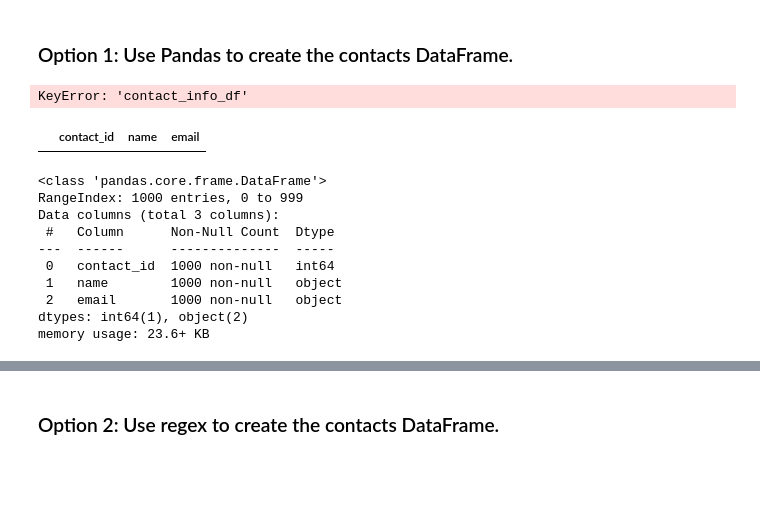
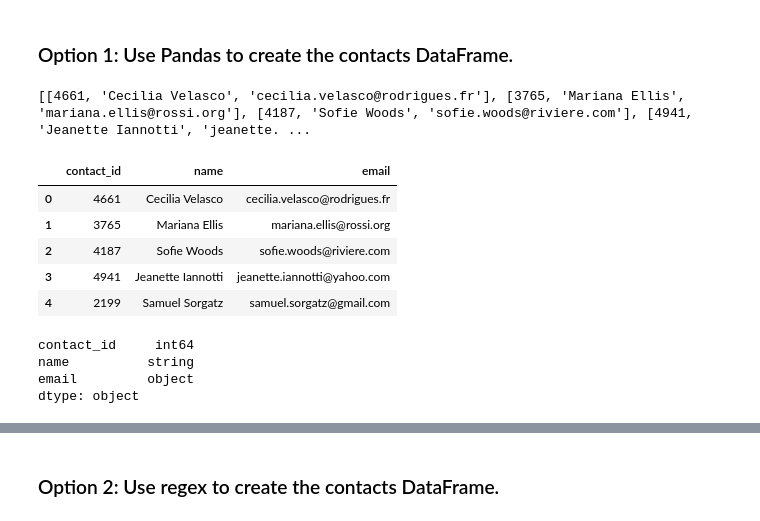
Before and after one commit to cuteoo2/Crowdfunding_ETL, a Jupyter notebook: ETL_Mini_Project_Starter_Code_DBarqawi_RKracaw_OSodipe.ipynb.ipynb, the cells around one changed output, grey strips where cells are left out. Saved outputs shown, nothing was run; the diff lists cells and outputs as text; code cells hidden in the pictures; blank space fills up the shorter version.

```diff
--- a/ETL_Mini_Project_Starter_Code_DBarqawi_RKracaw_OSodipe.ipynb.ipynb
+++ b/ETL_Mini_Project_Starter_Code_DBarqawi_RKracaw_OSodipe.ipynb.ipynb
@@ -352,39 +352,48 @@ Then export the DataFrame as a `contacts.csv` CSV file.
 # %%
 # Iterate through the contact_info_df and convert each row to a dictionary.
 import json
+contacts_rows = contact_info_df.values.tolist()
+dicts_list = []
 dict_values = []
+for row in contacts_rows[1:]:
+    result = json.loads(row[0])
+    dicts_list.append(result)
 
-for i, row in contact_info_df.iterrows():
-    data = json.loads(row['contact_info_df'])
-
-    #Iterate through each row and get the values with list comprehension
-    row_values = [v for k,v in data.items()]
-    dict_values.append(row_values)
+for dict in dicts_list:
+    result_list = []
+    result_list.append(dict['contact_id'])
+    result_list.append(dict['name'])
+    result_list.append(dict['email'])
+    dict_values.append(result_list)
 
 # Print out the list of values for each row.
 print(dict_values)
 # %% [output]
-KeyError: 'contact_info_df'
+[[4661, 'Cecilia Velasco', 'cecilia.velasco@rodrigues.fr'], [3765, 'Mariana Ellis', 'mariana.ellis@rossi.org'], [4187, 'Sofie Woods', 'sofie.woods@riviere.com'], [4941, 'Jeanette Iannotti', 'jeanette. ...
 # %%
 # Create a contact_info DataFrame and add each list of values, i.e., each row
 # to the 'contact_id', 'name', 'email' columns.
-contact_info = pd.DataFrame(dict_values,columns=['contact_id', 'name', 'email'])
+df = pd.DataFrame(
+    dict_values,
+    columns = ['contact_id', 'name', 'email']
+)
 
-contact_info.head()
+df.head()
 # %% [output]
 |  | contact_id | name | email |
+| 0 | 4661 | Cecilia Velasco | cecilia.velasco@rodrigues.fr |
+| 1 | 3765 | Mariana Ellis | mariana.ellis@rossi.org |
+| 2 | 4187 | Sofie Woods | sofie.woods@riviere.com |
+| 3 | 4941 | Jeanette Iannotti | jeanette.iannotti@yahoo.com |
+| 4 | 2199 | Samuel Sorgatz | samuel.sorgatz@gmail.com |
 # %%
 # Check the datatypes.
+df = df.astype({'name':'string'})
+df.dtypes
 # %% [output]
-<class 'pandas.core.frame.DataFrame'>
-RangeIndex: 1000 entries, 0 to 999
-Data columns (total 3 columns):
- #   Column      Non-Null Count  Dtype
----  ------      --------------  -----
- 0   contact_id  1000 non-null   int64
- 1   name        1000 non-null   object
- 2   email       1000 non-null   object
-dtypes: int64(1), object(2)
-memory usage: 23.6+ KB
+contact_id     int64
+name          string
+email         object
+dtype: object
 # %%
 # Create a "first"name" and "last_name" column with the first and last names from the "name" column.
```
Also changed, not shown: parts of 4 cells of this notebook, 1 other file.
